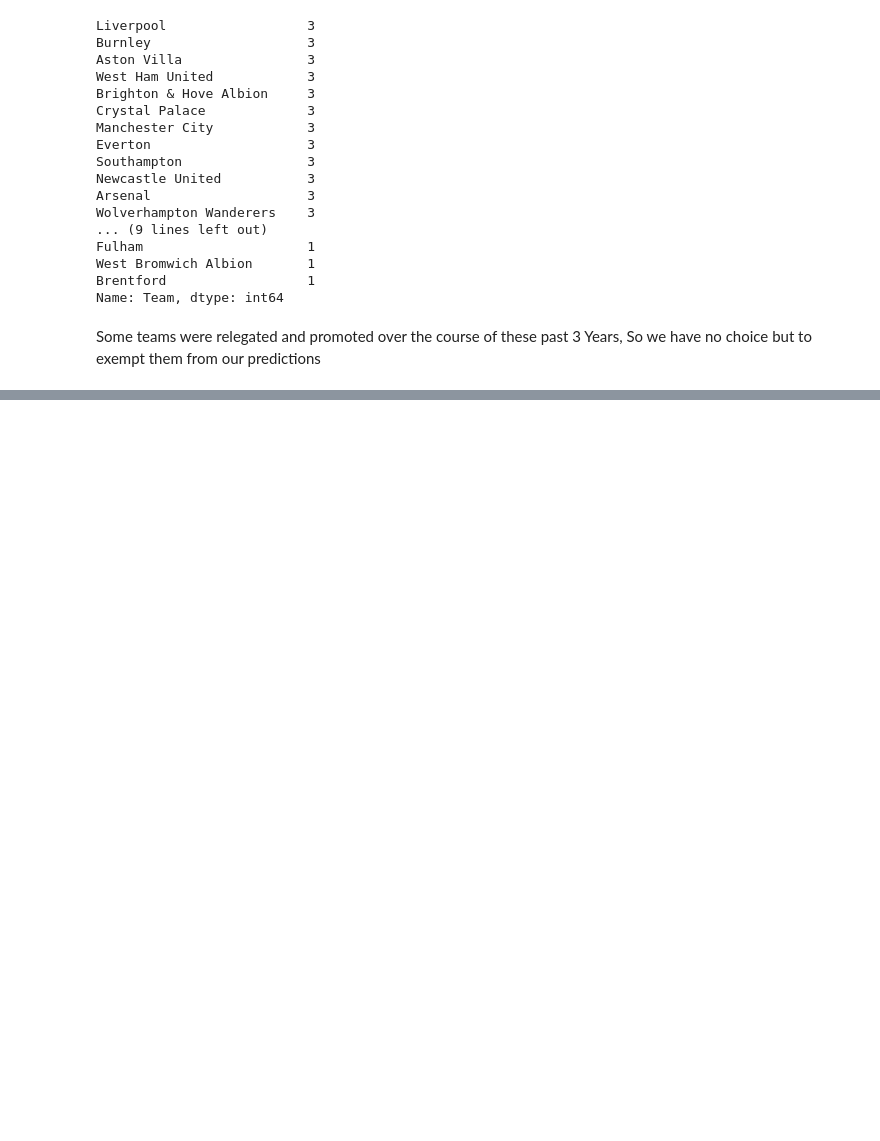
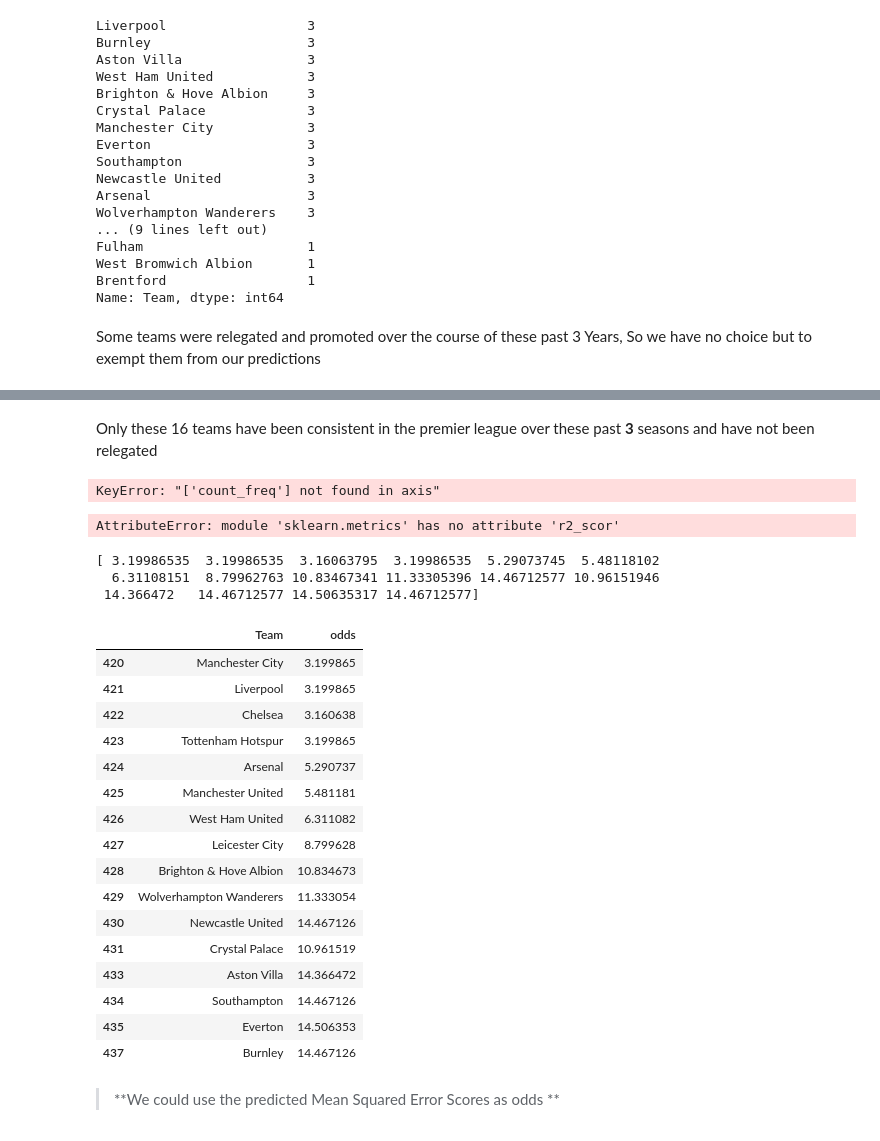
Before and after one commit to eskayML/epl-table-prediction, a Jupyter notebook: Starter Book.ipynb, the cells around one changed output, grey strips where cells are left out. Cells and saved outputs as stored; diff of their text form; code cells hidden in the pictures; blank space fills up the shorter version.

```diff
--- a/Starter Book.ipynb
+++ b/Starter Book.ipynb
@@ -256,0 +259,2 @@ Some teams were relegated and promoted over the course of these past 3 Years, So
+# %%
+training_data = training_data[training_data['count_freq']==3]
@@ -256,0 +273,61 @@ Some teams were relegated and promoted over the course of these past 3 Years, So
+# %% [markdown]
+Only these 16 teams have been consistent in the premier league over these past **3** seasons and have not been relegated
+# %%
+# training_data.reset_index(level = 0 , drop = True)
+training_data = training_data.drop('count_freq', axis = 1)
+training_data.head(20)
+# %% [output]
+KeyError: "['count_freq'] not found in axis"
+# %%
+from sklearn import metrics
+
+X = training_data.drop(['Pos','Team'], axis = 1)
+y = training_data.Pos
+
+test_data = training_data[training_data['Season']==2]
+test_data = test_data.drop(['Pos','Team'], axis = 1)
+# the test data will use values from the very last season to see the consistency of our model
+test_validation_label = training_data[training_data['Season']==2].Pos
+
+model = ensemble.HistGradientBoostingRegressor()
+model.fit(X,y)
+# print(model.score(test_data,test_validation_label))
+y_pred = model.predict(test_data)
+
+# check validation performance
+metrics.r2_scor(test_validation_label,y_pred)
+# %% [output]
+AttributeError: module 'sklearn.metrics' has no attribute 'r2_scor'
+# %%
+print(y_pred)
+# %% [output]
+[ 3.19986535  3.19986535  3.16063795  3.19986535  5.29073745  5.48118102
+  6.31108151  8.79962763 10.83467341 11.33305396 14.46712577 10.96151946
+ 14.366472   14.46712577 14.50635317 14.46712577]
+# %%
+results = pd.DataFrame({
+    'Team': training_data[training_data['Season']==2].Team,
+    'odds': y_pred
+})
+# %%
+results.head(20)
+# %% [output]
+|  | Team | odds |
+| 420 | Manchester City | 3.199865 |
+| 421 | Liverpool | 3.199865 |
+| 422 | Chelsea | 3.160638 |
+| 423 | Tottenham Hotspur | 3.199865 |
+| 424 | Arsenal | 5.290737 |
+| 425 | Manchester United | 5.481181 |
+| 426 | West Ham United | 6.311082 |
+| 427 | Leicester City | 8.799628 |
+| 428 | Brighton & Hove Albion | 10.834673 |
+| 429 | Wolverhampton Wanderers | 11.333054 |
+| 430 | Newcastle United | 14.467126 |
+| 431 | Crystal Palace | 10.961519 |
+| 433 | Aston Villa | 14.366472 |
+| 434 | Southampton | 14.467126 |
+| 435 | Everton | 14.506353 |
+| 437 | Burnley | 14.467126 |
+# %% [markdown]
+> **We could use the predicted Mean Squared Error Scores as odds  **
```
Also changed, not shown: parts of 6 cells of this notebook.
